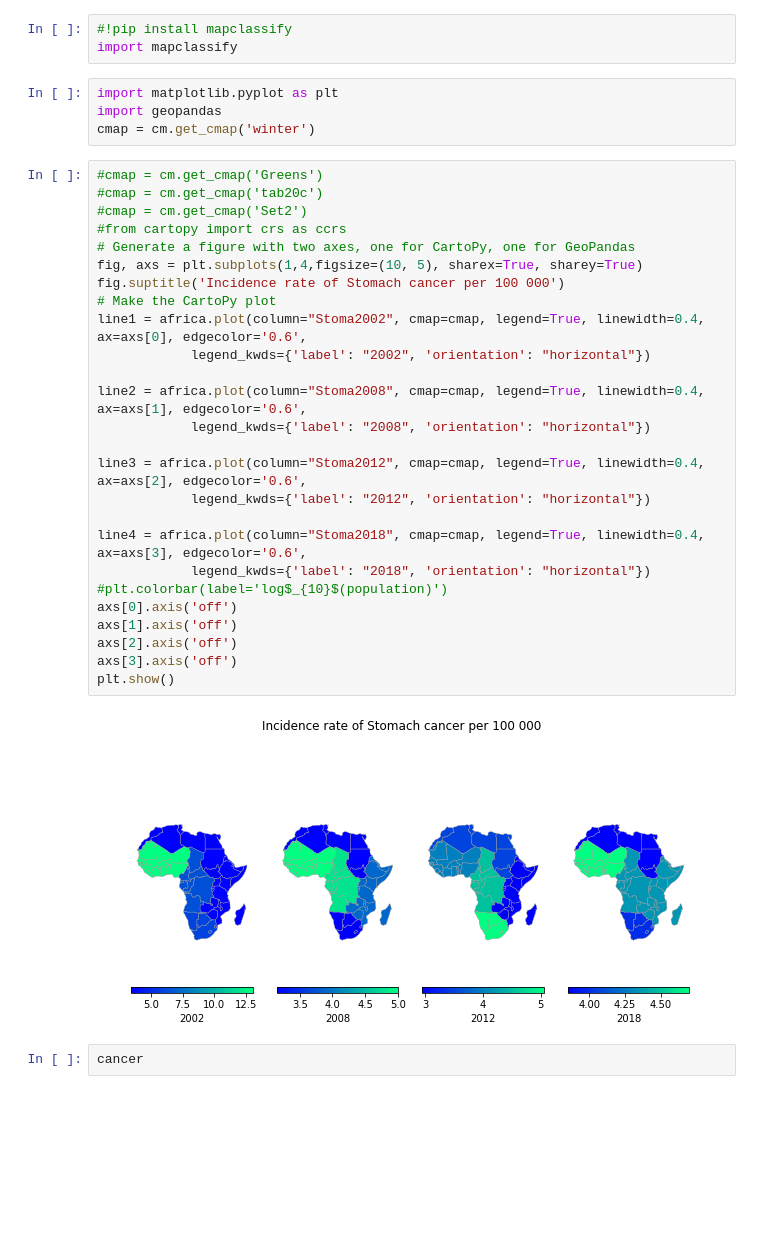
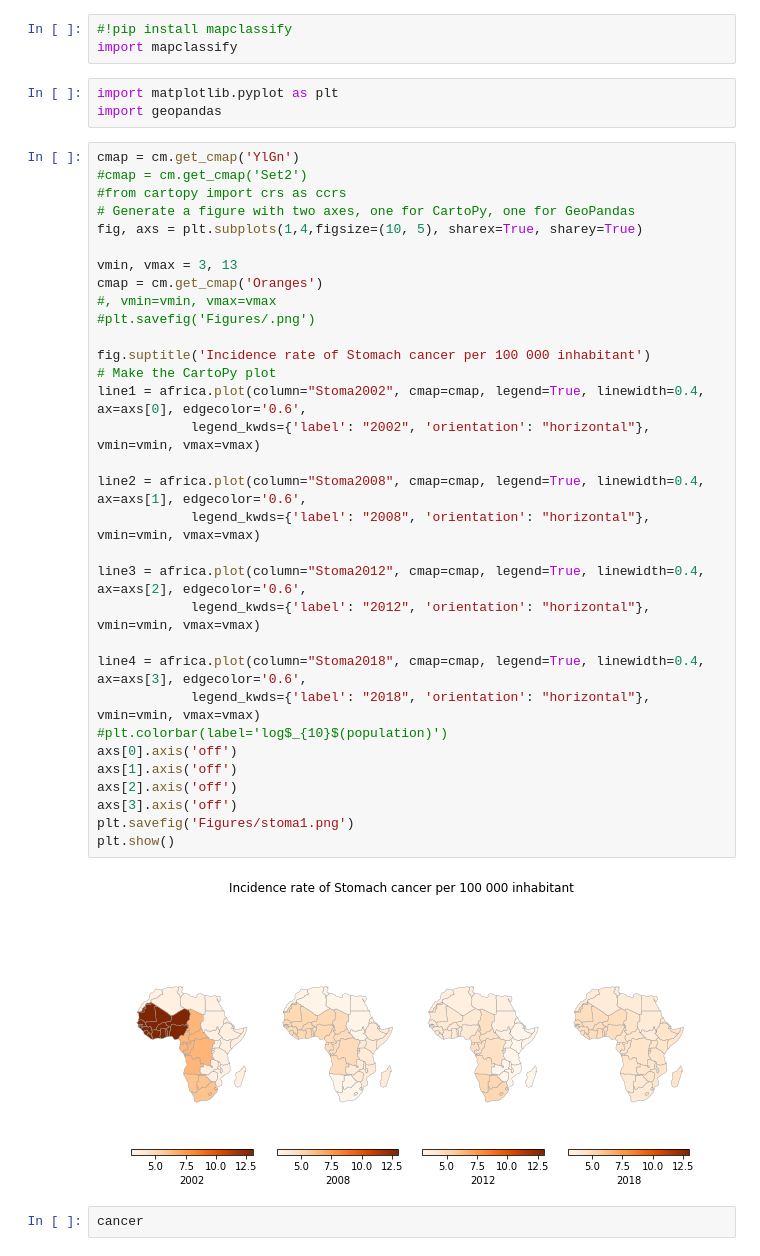
Before and after one commit to inestej/cancer_africa, a Jupyter notebook: StomachCancerAfrica.ipynb, the cells around one changed output. Saved outputs shown, nothing was run; the diff lists cells and outputs as text; blank space fills up the shorter version.

```diff
--- a/StomachCancerAfrica.ipynb
+++ b/StomachCancerAfrica.ipynb
@@ -327,35 +326,40 @@ import mapclassify
 # %%
 import matplotlib.pyplot as plt
 import geopandas
-cmap = cm.get_cmap('winter')
 # %%
-#cmap = cm.get_cmap('Greens')
-#cmap = cm.get_cmap('tab20c')
+cmap = cm.get_cmap('YlGn')
 #cmap = cm.get_cmap('Set2')
 #from cartopy import crs as ccrs
 # Generate a figure with two axes, one for CartoPy, one for GeoPandas
 fig, axs = plt.subplots(1,4,figsize=(10, 5), sharex=True, sharey=True)
-fig.suptitle('Incidence rate of Stomach cancer per 100 000')
+
+vmin, vmax = 3, 13
+cmap = cm.get_cmap('Oranges')
+#, vmin=vmin, vmax=vmax
+#plt.savefig('Figures/.png')
+
+fig.suptitle('Incidence rate of Stomach cancer per 100 000 inhabitant')
 # Make the CartoPy plot
 line1 = africa.plot(column="Stoma2002", cmap=cmap, legend=True, linewidth=0.4, ax=axs[0], edgecolor='0.6',
-            legend_kwds={'label': "2002", 'orientation': "horizontal"})
+            legend_kwds={'label': "2002", 'orientation': "horizontal"}, vmin=vmin, vmax=vmax)
 
 line2 = africa.plot(column="Stoma2008", cmap=cmap, legend=True, linewidth=0.4, ax=axs[1], edgecolor='0.6',
-            legend_kwds={'label': "2008", 'orientation': "horizontal"})
+            legend_kwds={'label': "2008", 'orientation': "horizontal"}, vmin=vmin, vmax=vmax)
 
 line3 = africa.plot(column="Stoma2012", cmap=cmap, legend=True, linewidth=0.4, ax=axs[2], edgecolor='0.6',
-            legend_kwds={'label': "2012", 'orientation': "horizontal"})
+            legend_kwds={'label': "2012", 'orientation': "horizontal"}, vmin=vmin, vmax=vmax)
 
 line4 = africa.plot(column="Stoma2018", cmap=cmap, legend=True, linewidth=0.4, ax=axs[3], edgecolor='0.6',
-            legend_kwds={'label': "2018", 'orientation': "horizontal"})
+            legend_kwds={'label': "2018", 'orientation': "horizontal"}, vmin=vmin, vmax=vmax)
 #plt.colorbar(label='log$_{10}$(population)')
 axs[0].axis('off')
 axs[1].axis('off')
 axs[2].axis('off')
 axs[3].axis('off')
+plt.savefig('Figures/stoma1.png')
 plt.show()
 # %% [output]
-[figure, old version]
+[figure, new version]
 # %%
 cancer
 # %% [output]
```
Also changed, not shown: parts of 11 cells of this notebook, 8 other files.
